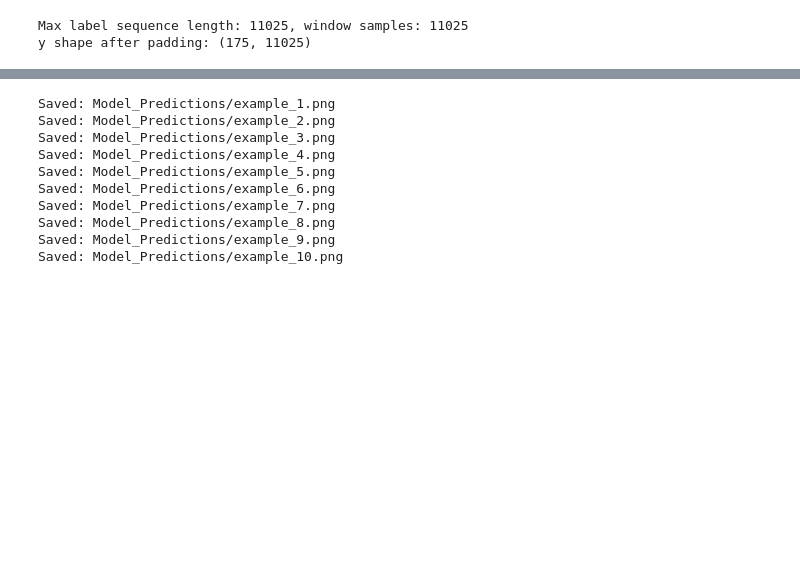
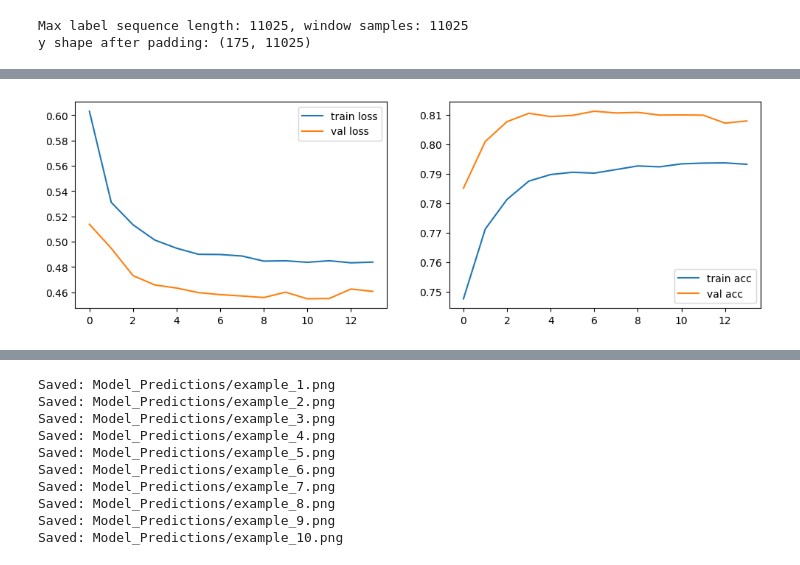
Before and after one commit to joaquin-mari/EMG-Thesis, a Jupyter notebook: models/s2s.ipynb, the cells around one changed output, grey strips where cells are left out. Cells and saved outputs as stored; diff of their text form; code cells hidden in the pictures; blank space fills up the shorter version.

Commit message:
plotting extended working

```diff
--- a/models/s2s.ipynb
+++ b/models/s2s.ipynb
@@ -267,0 +254,84 @@ weighted avg       0.77      0.44      0.36    385875
+# %%
+import numpy as np
+from scipy.ndimage import label
+
+
+def compute_avg_label_segment_length_per_sample(y_test):
+    lengths = []
+    for sample in y_test:
+        labeled, num = label(sample)
+        for i in range(1, num + 1):
+            lengths.append(np.sum(labeled == i))
+
+    if len(lengths) == 0:
+        return 0
+
+    return int(np.round(np.mean(lengths)))
+
+
+def extend_segments_to_min_length(pred_mask, min_len):
+    extended = pred_mask.copy()
+    labeled, num = label(pred_mask)
+
+    for seg_id in range(1, num + 1):
+        idx = np.where(labeled == seg_id)[0]
+        seg_len = len(idx)
+
+        if seg_len >= min_len:
+            continue  # never shrink
+
+        center = int(np.round(idx.mean()))
+        half = min_len // 2
+
+        start = max(0, center - half)
+        end = min(len(pred_mask), start + min_len)
+        start = max(0, end - min_len)
+
+        extended[start:end] = 1
+
+    return extended
+
+import tensorflow as tf
+from sklearn.metrics import classification_report
+
+from utils import (
+    plot_training_history,
+    plot_confusion_matrix,
+    get_extended_report
+)
+
+plot_training_history(history)
+
+y_score = model.predict(x_test, verbose=0).ravel()
+y_true = y_test.flatten()
+
+THRESHOLD = 0.6
+y_pred_binary = (y_score > THRESHOLD).astype(int)
+
+avg_len = compute_avg_label_segment_length_per_sample(y_test)
+
+y_pred_extended = extend_segments_to_min_length(
+    y_pred_binary, avg_len
+)
+
+print("=== EXTENDED (threshold = 0.6) ===")
+print(classification_report(
+    y_true,
+    y_pred_extended,
+    target_names=["Negative", "Positive"]
+))
+
+plot_confusion_matrix(
+    y_true,
+    y_pred_extended,
+    ["Negative", "Positive"]
+)
+
+get_extended_report(
+    y_true=y_true,
+    y_pred=y_pred_extended,
+    y_score=y_score,
+    average="macro"
+)
+# %% [output]
+[figure, added]
```
Also changed, not shown: parts of 6 cells of this notebook, 20 other files.
